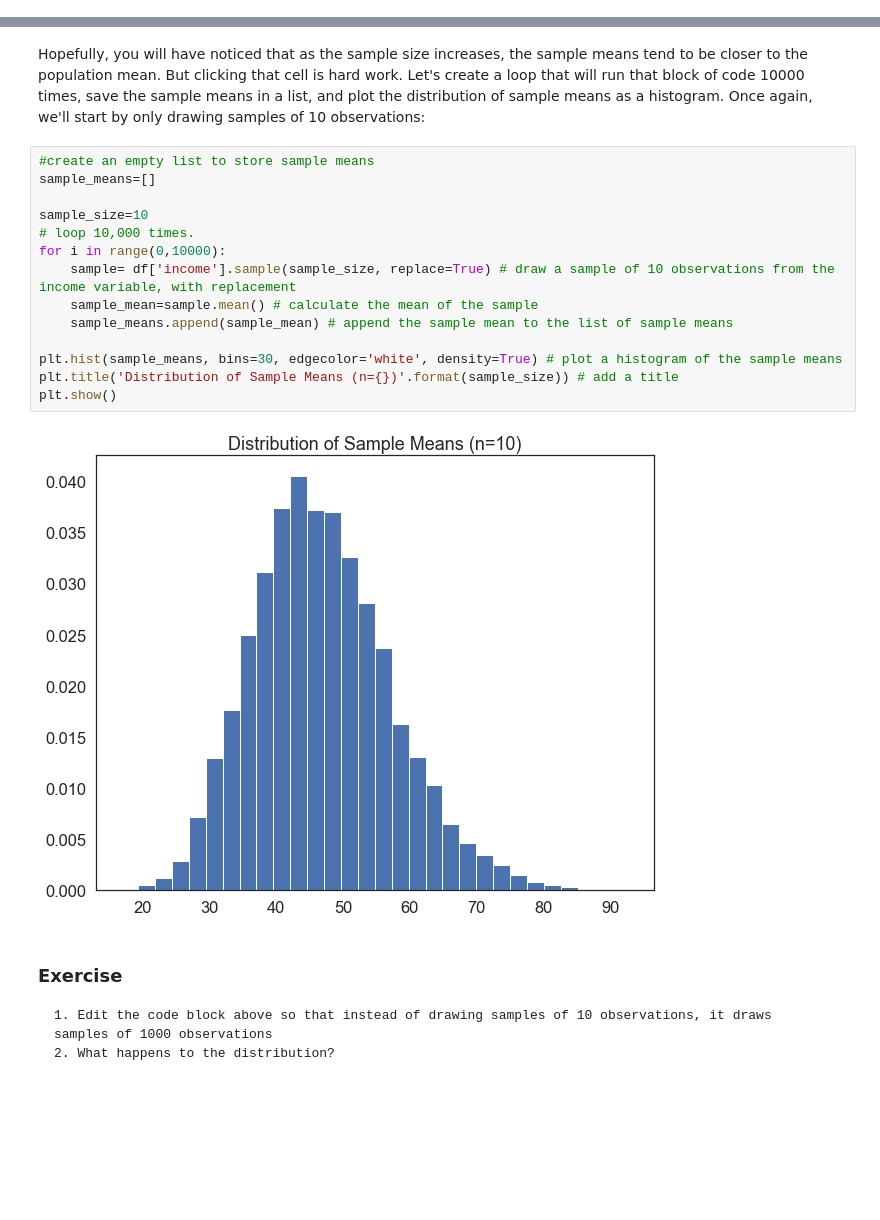
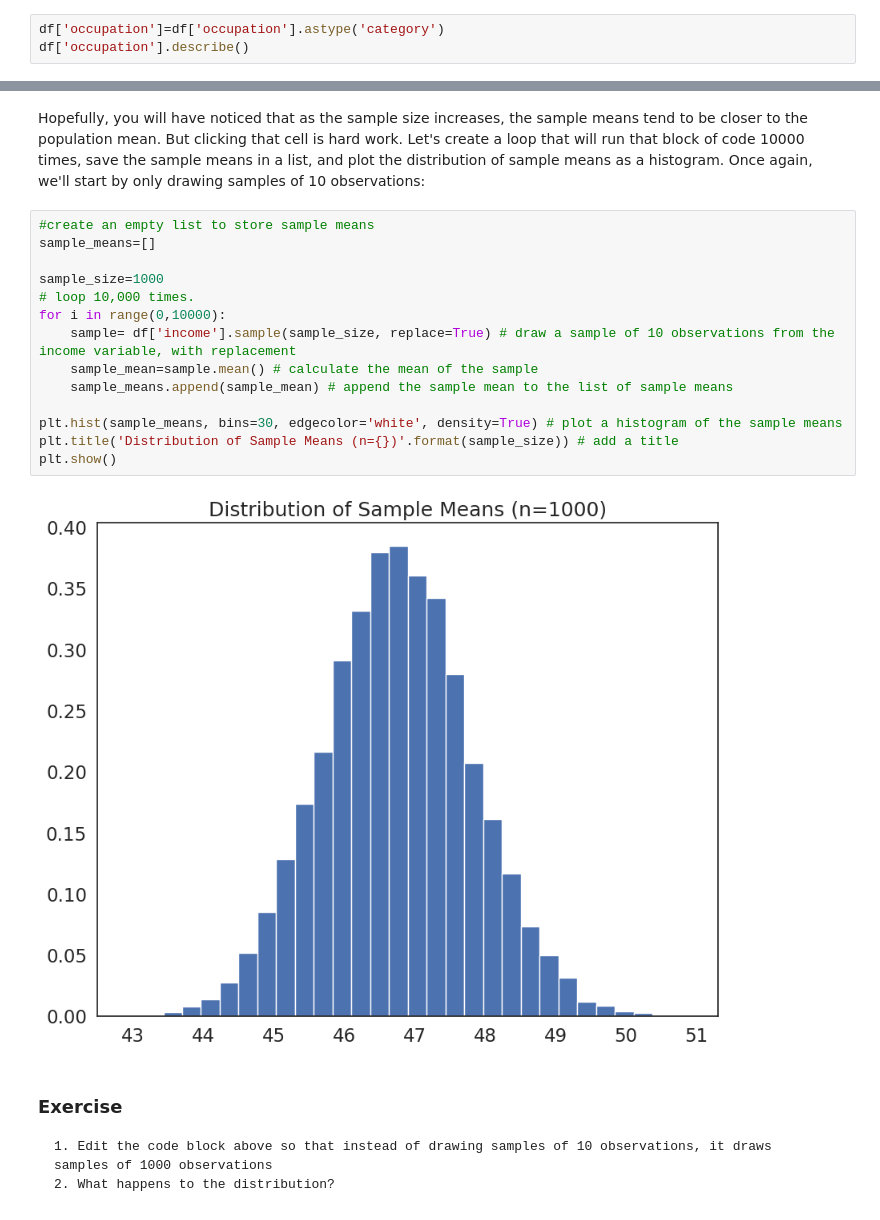
Before and after one commit to alicecaiger/QM2, a Jupyter notebook: Week_5_Distributions_and_Basic_Statistics.ipynb, the cells around one changed output, grey strips where cells are left out. Cells and saved outputs as stored; diff of their text form; blank space fills up the shorter version.

```diff
--- a/Week_5_Distributions_and_Basic_Statistics.ipynb
+++ b/Week_5_Distributions_and_Basic_Statistics.ipynb
@@ -170,3 +176,6 @@ Name: race, dtype: int64
 what other variables are categorical? Convert them to categorical and describe. What is the most common occupation in this dataset?
 # %%
 # convert the variables to categorical and describe
+# %%
+df['occupation']=df['occupation'].astype('category')
+df['occupation'].describe()
@@ -368,19 +397,19 @@ Hopefully, you will have noticed that as the sample size increases, the sample m
 # %%
 #create an empty list to store sample means
 sample_means=[]
 
-sample_size=10
+sample_size=1000
 # loop 10,000 times.
 for i in range(0,10000):
     sample= df['income'].sample(sample_size, replace=True) # draw a sample of 10 observations from the income variable, with replacement
     sample_mean=sample.mean() # calculate the mean of the sample
     sample_means.append(sample_mean) # append the sample mean to the list of sample means
 
 plt.hist(sample_means, bins=30, edgecolor='white', density=True) # plot a histogram of the sample means
 plt.title('Distribution of Sample Means (n={})'.format(sample_size)) # add a title
 plt.show()
 # %% [output]
-[figure, old version]
+[figure, new version]
 # %% [markdown]
 ### Exercise
 
```
Also changed, not shown: parts of 23 cells of this notebook.
